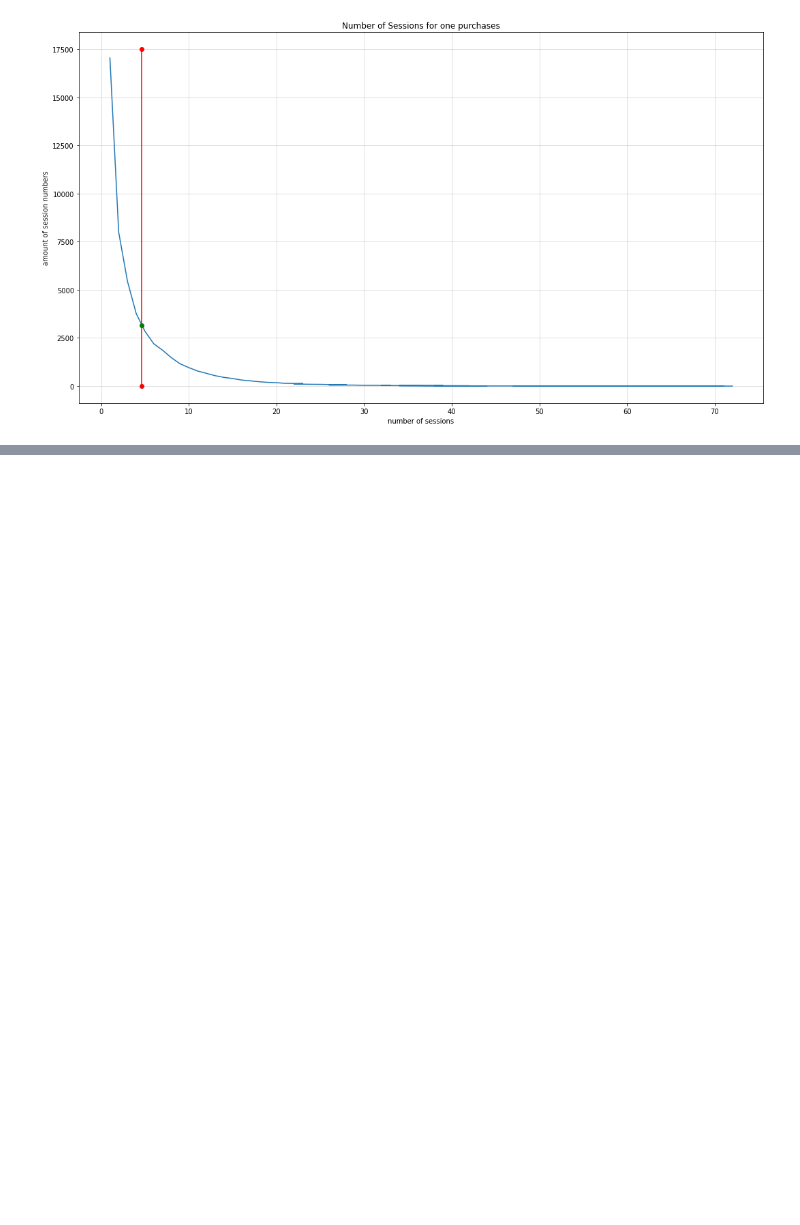
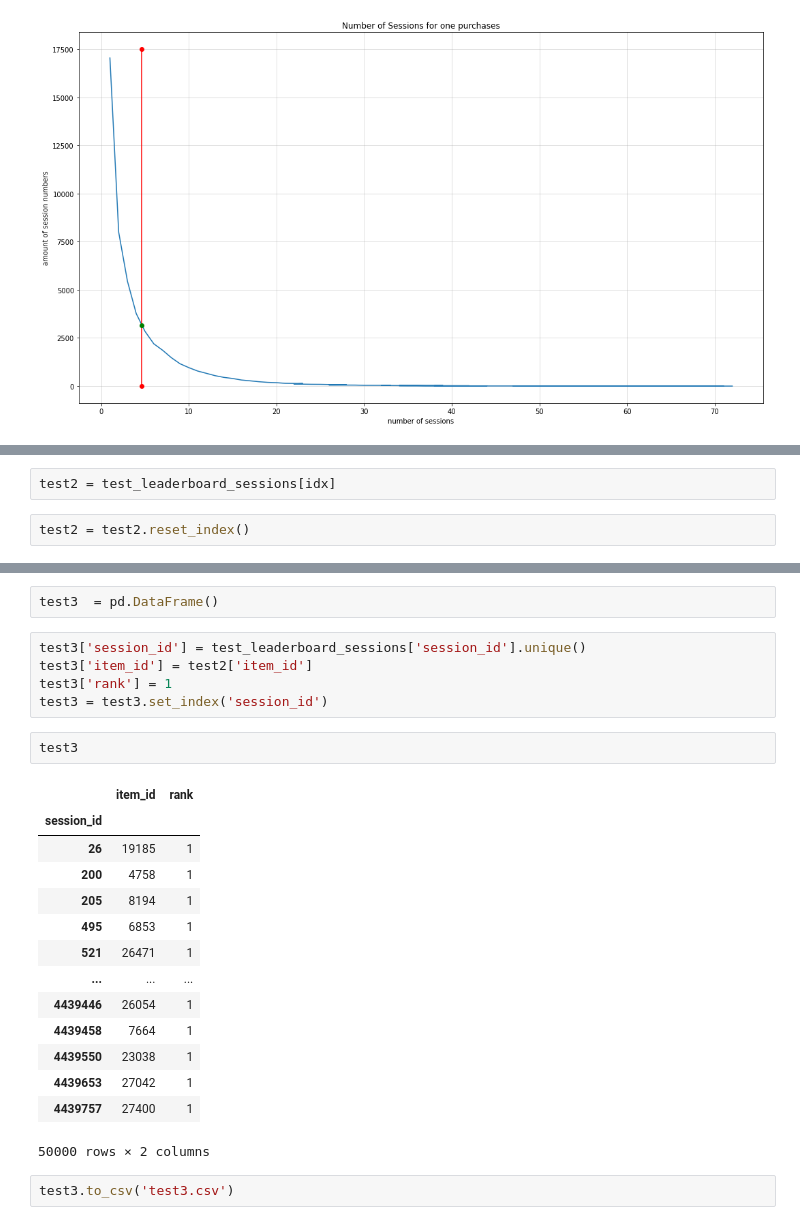
Before and after one commit to Ananassio/Data-Science_lab, a Jupyter notebook: Project/Data.ipynb, the cells around one changed output, grey strips where cells are left out. Saved outputs shown, nothing was run; the diff lists cells and outputs as text; blank space fills up the shorter version.

```diff
--- a/Project/Data.ipynb
+++ b/Project/Data.ipynb
@@ -283,0 +285,4 @@ axes.grid(alpha=0.5)
+# %%
+test2 = test_leaderboard_sessions[idx]
+# %%
+test2 = test2.reset_index()
@@ -283,0 +341,26 @@ axes.grid(alpha=0.5)
+# %%
+test3  = pd.DataFrame()
+# %%
+test3['session_id'] = test_leaderboard_sessions['session_id'].unique()
+test3['item_id'] = test2['item_id']
+test3['rank'] = 1
+test3 = test3.set_index('session_id')
+# %%
+test3
+# %% [output]
+|  | item_id | rank |
+| session_id |  |  |
+| 26 | 19185 | 1 |
+| 200 | 4758 | 1 |
+| 205 | 8194 | 1 |
+| 495 | 6853 | 1 |
+| 521 | 26471 | 1 |
+| ... | ... | ... |
+| 4439446 | 26054 | 1 |
+| 4439458 | 7664 | 1 |
+| 4439550 | 23038 | 1 |
+| 4439653 | 27042 | 1 |
+| 4439757 | 27400 | 1 |
+50000 rows × 2 columns
+# %%
+test3.to_csv('test3.csv')
```
Also changed, not shown: parts of 12 cells of this notebook.
